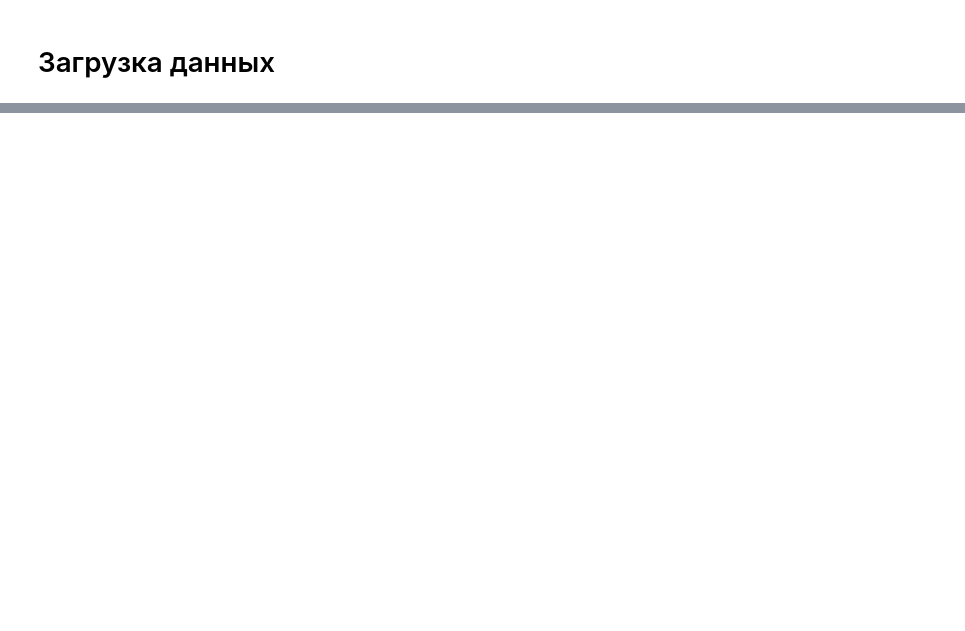
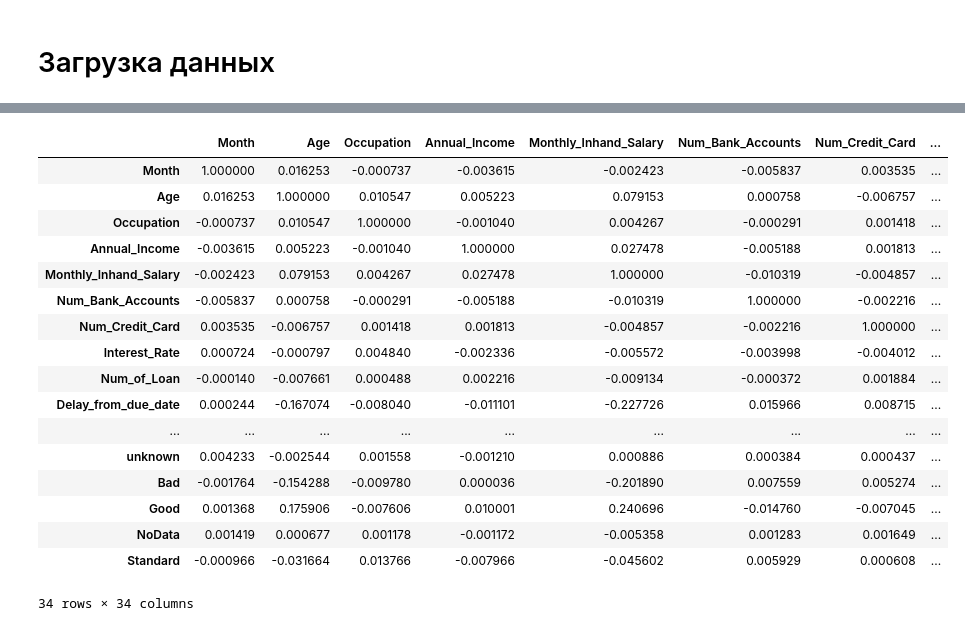
Before and after one commit to Jeyd0n/CreditScoringProject, a Jupyter notebook: notebooks/EDA.ipynb, the cells around one changed output, grey strips where cells are left out. Cells and saved outputs as stored; diff of their text form; code cells hidden in the pictures; blank space fills up the shorter version.

```diff
--- a/notebooks/EDA.ipynb
+++ b/notebooks/EDA.ipynb
@@ -291,0 +16,21 @@ train = pd.concat((train.drop('Credit_Mix', axis=1), pd.get_dummies(train['Credi
+# %%
+train.drop('SSN', axis=1).corr()
+# %% [output]
+|  | Month | Age | Occupation | Annual_Income | Monthly_Inhand_Salary | Num_Bank_Accounts | Num_Credit_Card | ... |
+| Month | 1.000000 | 0.016253 | -0.000737 | -0.003615 | -0.002423 | -0.005837 | 0.003535 | ... |
+| Age | 0.016253 | 1.000000 | 0.010547 | 0.005223 | 0.079153 | 0.000758 | -0.006757 | ... |
+| Occupation | -0.000737 | 0.010547 | 1.000000 | -0.001040 | 0.004267 | -0.000291 | 0.001418 | ... |
+| Annual_Income | -0.003615 | 0.005223 | -0.001040 | 1.000000 | 0.027478 | -0.005188 | 0.001813 | ... |
+| Monthly_Inhand_Salary | -0.002423 | 0.079153 | 0.004267 | 0.027478 | 1.000000 | -0.010319 | -0.004857 | ... |
+| Num_Bank_Accounts | -0.005837 | 0.000758 | -0.000291 | -0.005188 | -0.010319 | 1.000000 | -0.002216 | ... |
+| Num_Credit_Card | 0.003535 | -0.006757 | 0.001418 | 0.001813 | -0.004857 | -0.002216 | 1.000000 | ... |
+| Interest_Rate | 0.000724 | -0.000797 | 0.004840 | -0.002336 | -0.005572 | -0.003998 | -0.004012 | ... |
+| Num_of_Loan | -0.000140 | -0.007661 | 0.000488 | 0.002216 | -0.009134 | -0.000372 | 0.001884 | ... |
+| Delay_from_due_date | 0.000244 | -0.167074 | -0.008040 | -0.011101 | -0.227726 | 0.015966 | 0.008715 | ... |
+| ... | ... | ... | ... | ... | ... | ... | ... | ... |
+| unknown | 0.004233 | -0.002544 | 0.001558 | -0.001210 | 0.000886 | 0.000384 | 0.000437 | ... |
+| Bad | -0.001764 | -0.154288 | -0.009780 | 0.000036 | -0.201890 | 0.007559 | 0.005274 | ... |
+| Good | 0.001368 | 0.175906 | -0.007606 | 0.010001 | 0.240696 | -0.014760 | -0.007045 | ... |
+| NoData | 0.001419 | 0.000677 | 0.001178 | -0.001172 | -0.005358 | 0.001283 | 0.001649 | ... |
+| Standard | -0.000966 | -0.031664 | 0.013766 | -0.007966 | -0.045602 | 0.005929 | 0.000608 | ... |
+34 rows × 34 columns
```
Also changed, not shown: parts of 84 cells of this notebook, 2 other files.
